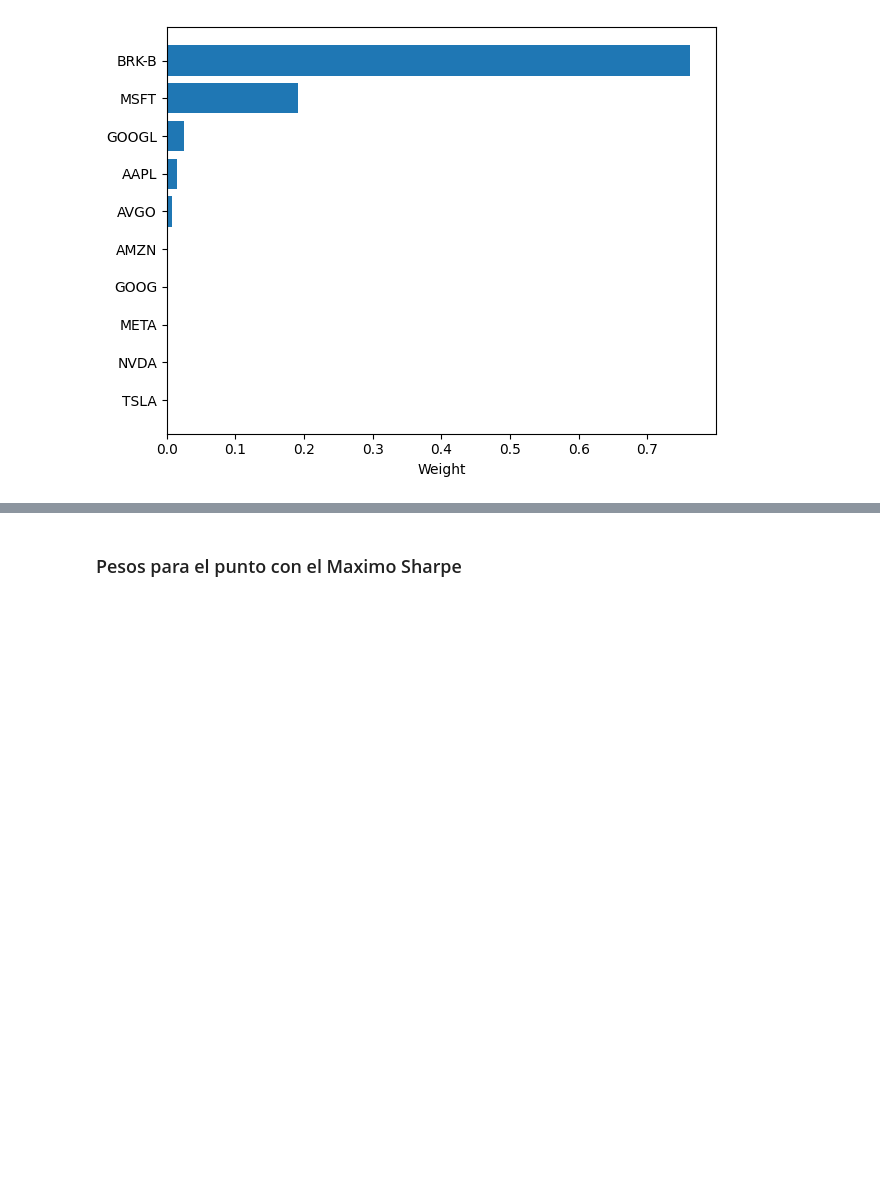
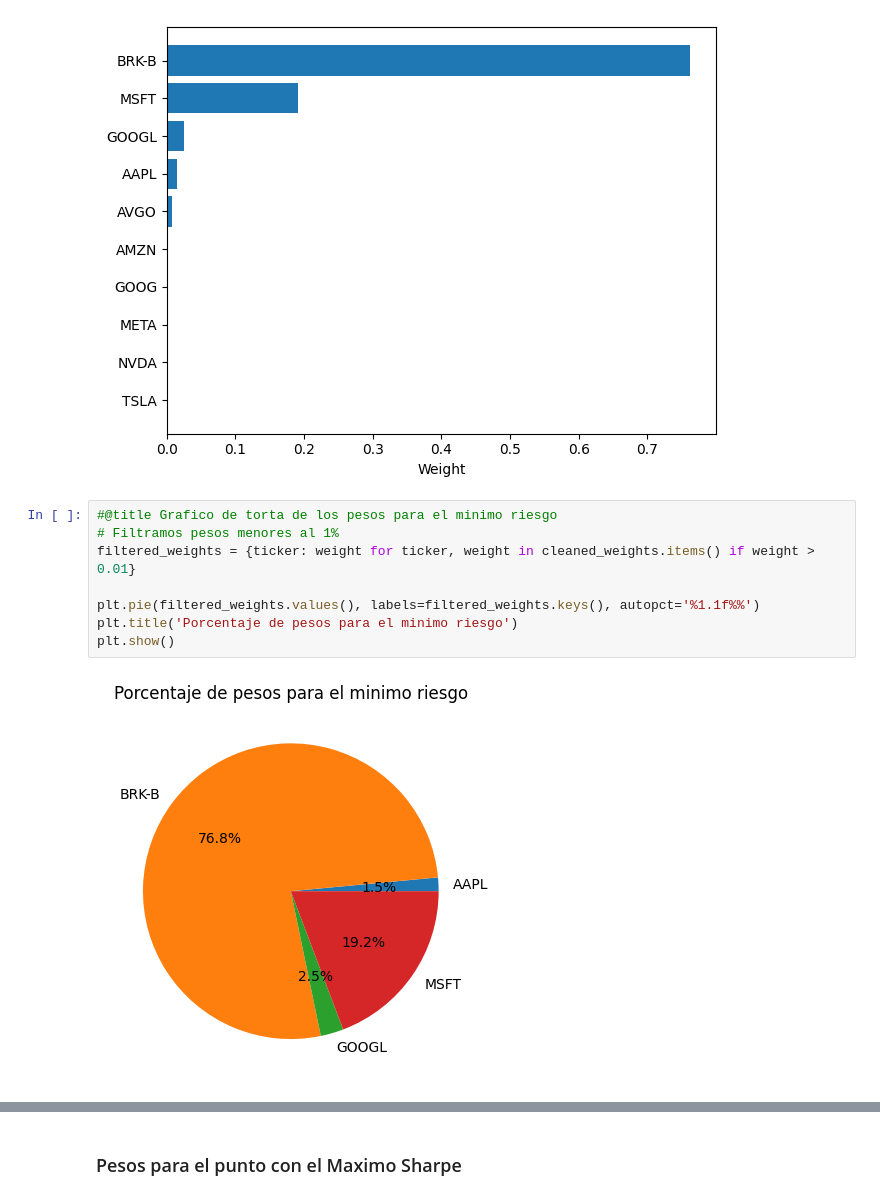
Before and after one commit to Rafagars/Modern-Portfolio-Theory, a Jupyter notebook: ProyectoFinancierasII.ipynb, the cells around one changed output, grey strips where cells are left out. Drawn from its saved outputs; the diff is of its cells as text; blank space fills up the shorter version.

```diff
--- a/ProyectoFinancierasII.ipynb
+++ b/ProyectoFinancierasII.ipynb
@@ -258,6 +258,16 @@ plotting.plot_weights(cleaned_weights)
 # %% [output]
 <Axes: xlabel='Weight'>
 [figure]
+# %%
+#@title Grafico de torta de los pesos para el minimo riesgo
+# Filtramos pesos menores al 1%
+filtered_weights = {ticker: weight for ticker, weight in cleaned_weights.items() if weight > 0.01}
+
+plt.pie(filtered_weights.values(), labels=filtered_weights.keys(), autopct='%1.1f%%')
+plt.title('Porcentaje de pesos para el minimo riesgo')
+plt.show()
+# %% [output]
+[figure, added]
 # %%
 #@title Evaluacion del Portafolio con el minimo riesgo
 ef.portfolio_performance(verbose=True)
```
Also changed, not shown: parts of 20 cells of this notebook.
